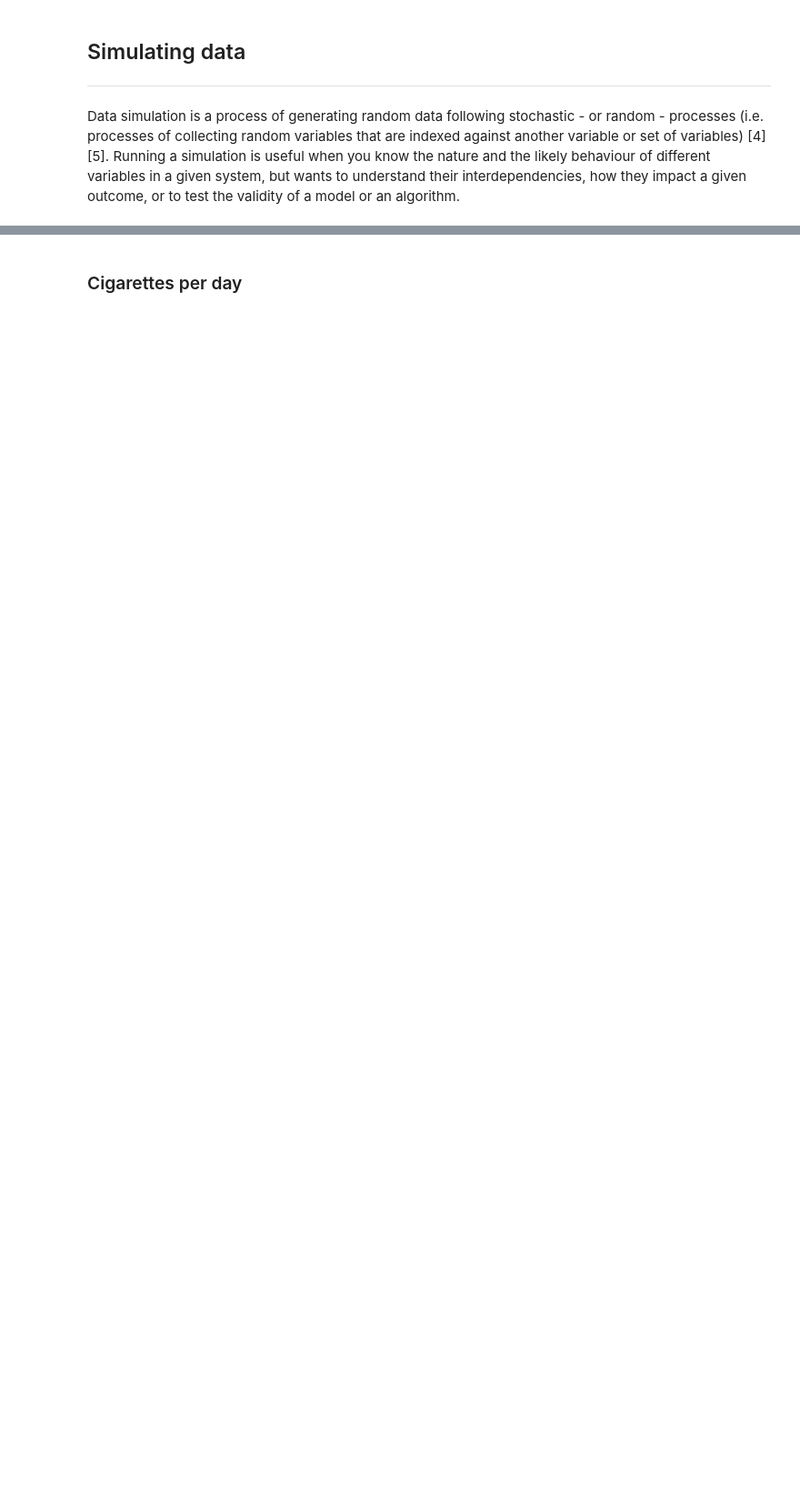
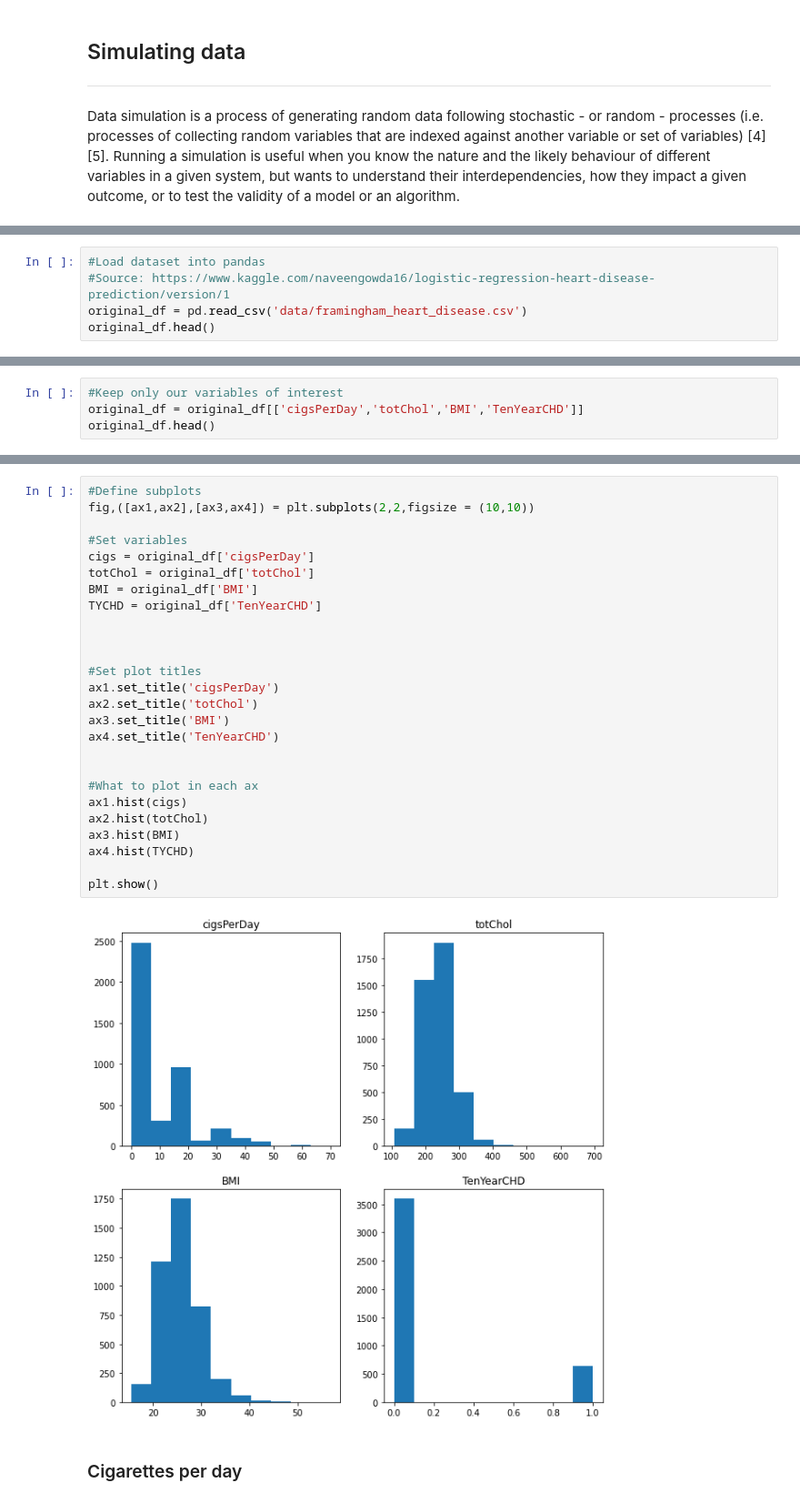
Before and after one commit to caioforteribeiro/progdaproject, a Jupyter notebook: simulation.ipynb, the cells around one changed output, grey strips where cells are left out. Shown at 91% size. Cells and saved outputs as stored; diff of their text form; blank space fills up the shorter version.

```diff
--- a/simulation.ipynb
+++ b/simulation.ipynb
@@ -38,0 +46,5 @@ import scipy.stats as stats
+# %%
+#Load dataset into pandas
+#Source: https://www.kaggle.com/naveengowda16/logistic-regression-heart-disease-prediction/version/1
+original_df = pd.read_csv('data/framingham_heart_disease.csv')
+original_df.head()
@@ -38,0 +58,4 @@ import scipy.stats as stats
+# %%
+#Keep only our variables of interest
+original_df = original_df[['cigsPerDay','totChol','BMI','TenYearCHD']]
+original_df.head()
@@ -39,3 +82,31 @@ import scipy.stats as stats
+# %%
+#Define subplots
+fig,([ax1,ax2],[ax3,ax4]) = plt.subplots(2,2,figsize = (10,10))
+
+#Set variables
+cigs = original_df['cigsPerDay']
+totChol = original_df['totChol']
+BMI = original_df['BMI']
+TYCHD = original_df['TenYearCHD']
+
+
+
+#Set plot titles
+ax1.set_title('cigsPerDay')
+ax2.set_title('totChol')
+ax3.set_title('BMI')
+ax4.set_title('TenYearCHD')
+
+
+#What to plot in each ax
+ax1.hist(cigs)
+ax2.hist(totChol)
+ax3.hist(BMI)
+ax4.hist(TYCHD)
+
+plt.show()
+# %% [output]
+[figure, added]
 # %% [markdown]
 ### Cigarettes per day
 # %%
```
Also changed, not shown: parts of 19 cells of this notebook, 1 other file.
